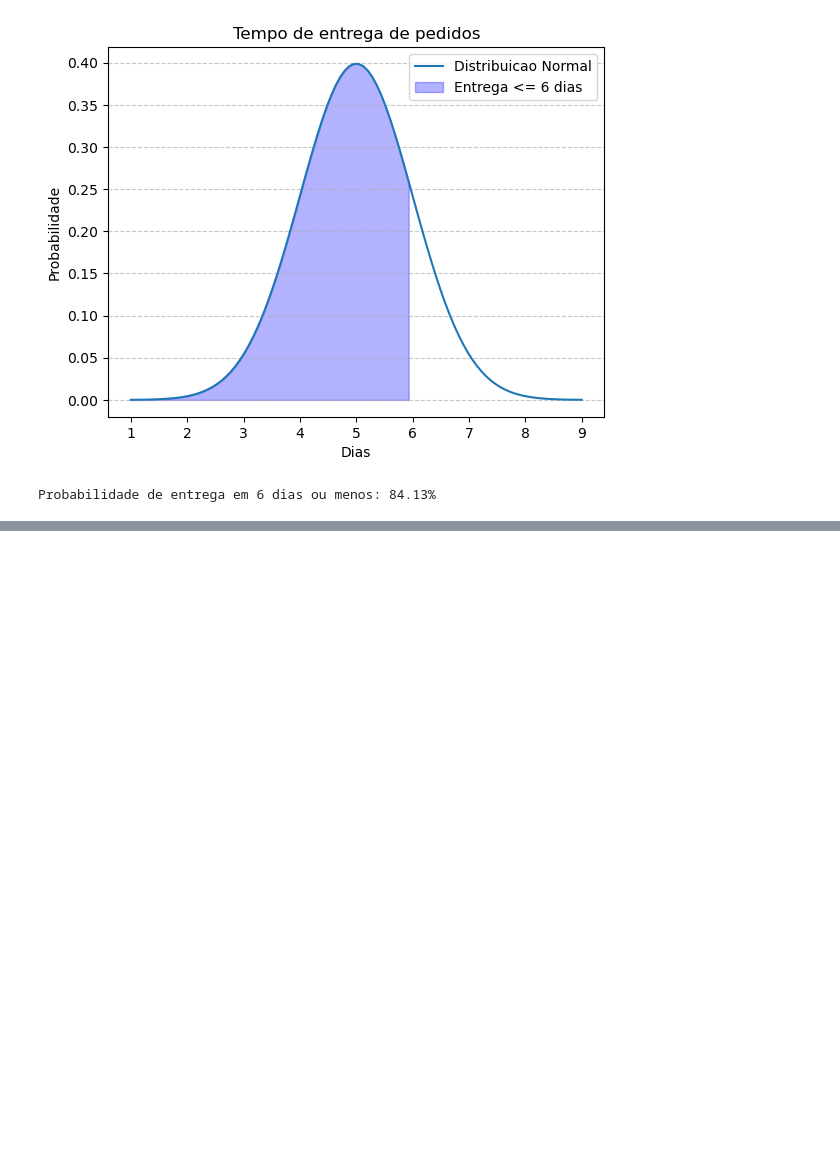
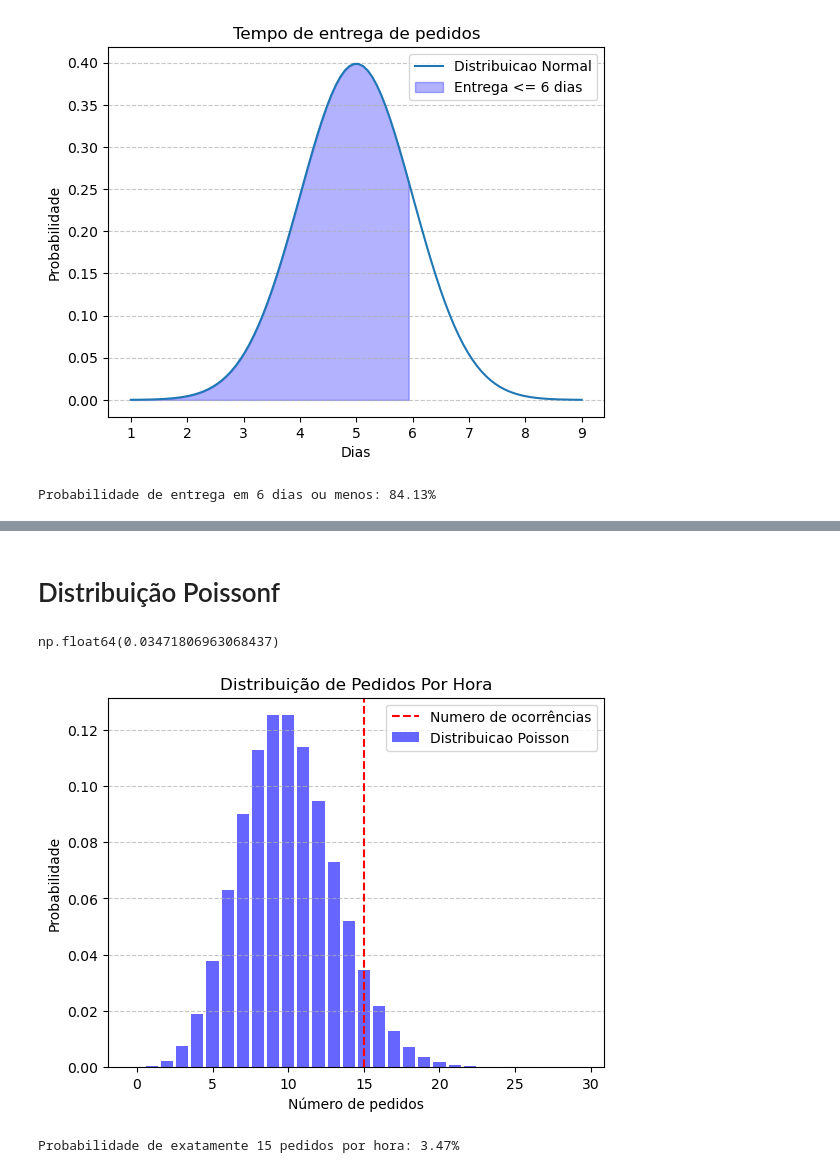
Before and after one commit to Gui250/Curso-Estatistica-em-Python, a Jupyter notebook: aula-distribuicao.ipynb, the cells around one changed output, grey strips where cells are left out. Saved outputs shown, nothing was run; the diff lists cells and outputs as text; code cells hidden in the pictures; blank space fills up the shorter version.

```diff
--- a/aula-distribuicao.ipynb
+++ b/aula-distribuicao.ipynb
@@ -29,0 +67,32 @@ Probabilidade de entrega em 6 dias ou menos: 84.13%
+# %% [markdown]
+# Distribuição Poissonf
+# %%
+from scipy.stats import poisson
+
+# Parâmetros da distribuição
+lambda_param = 10 # Taxa de pedidos por hora
+
+# Calcular a probabilidade de exatamente 15 ocorrências
+k = 15
+probabilidade = poisson.pmf(k, lambda_param)
+# %%
+probabilidade
+# %% [output]
+np.float64(0.03471806963068437)
+# %%
+x = np.arange(0, 30)
+y = poisson.pmf(x, lambda_param)
+# %%
+plt.bar(x, y, color="blue", alpha=0.6, label="Distribuicao Poisson")
+plt.axvline(k, color="red", linestyle="--", label="Numero de ocorrências")
+plt.title("Distribuição de Pedidos Por Hora")
+plt.xlabel("Número de pedidos")
+plt.ylabel("Probabilidade")
+plt.legend()
+plt.grid(axis="y", linestyle="--", alpha=0.7)
+plt.show()
+
+print(f"Probabilidade de exatamente 15 pedidos por hora: {probabilidade:.2%}")
+# %% [output]
+[figure, added]
+Probabilidade de exatamente 15 pedidos por hora: 3.47%
```
Also changed, not shown: parts of 6 cells of this notebook.
